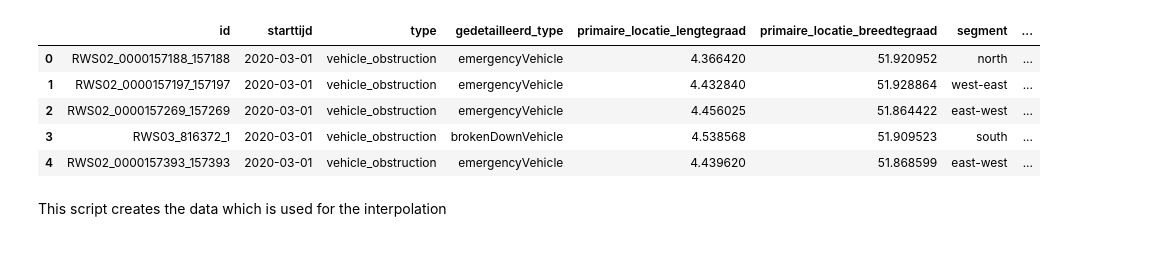
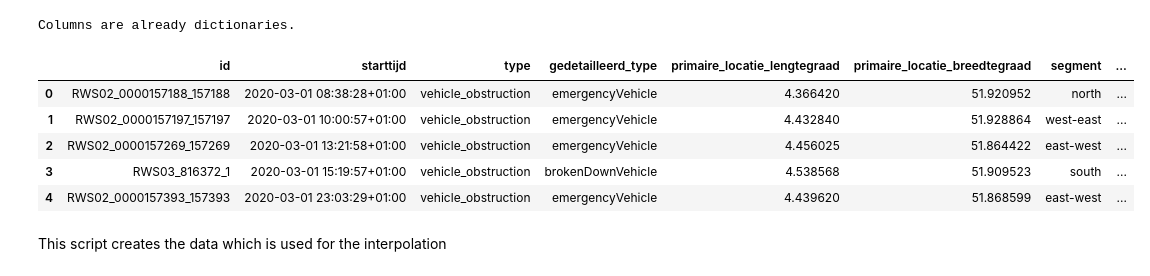
Before and after one commit to migueldlcc/DataScience, a Jupyter notebook: basFiles/createDataForInterpolation.ipynb, the cells around one changed output. Saved outputs shown, nothing was run; the diff lists cells and outputs as text; code cells hidden in the pictures.

```diff
--- a/basFiles/createDataForInterpolation.ipynb
+++ b/basFiles/createDataForInterpolation.ipynb
@@ -7,35 +7,39 @@ from sqlalchemy import create_engine
 # %%
 driver='postgresql'
 username='dab_ds23241a_223'
 dbname=username # it is the same as the username
 password='Bh6KFgcWazMMCPvZ'
 server='bronto.ewi.utwente.nl'
 port='5432'
 
 # Create an engine instance
 alchemy_engine = create_engine(f'{driver}://{username}:{password}@{server}:{port}/{dbname}')
 
 # Connect to PostgreSQL server
 db_connection = alchemy_engine.connect()
 
 # Read the data into a_df
 a_df = pd.read_sql(f"select * from \"project\".\"Incidents_With_Cameras\"", db_connection)
 
-# Convert the 'before' and 'after' columns from JSON strings back to dictionaries
-a_df['before'] = a_df['before'].apply(lambda x: json.loads(x) if pd.notnull(x) else {})
-a_df['after'] = a_df['after'].apply(lambda x: json.loads(x) if pd.notnull(x) else {})
-
+# Check if 'before' and 'after' columns are already dictionaries
+if a_df['before'].apply(type).eq(dict).all() and a_df['after'].apply(type).eq(dict).all():
+    print('Columns are already dictionaries.')
+else:
+    # Convert the 'before' and 'after' columns from JSON strings back to dictionaries if they are not already
+    a_df['before'] = a_df['before'].apply(lambda x: json.loads(x) if isinstance(x, str) else x)
+    a_df['after'] = a_df['after'].apply(lambda x: json.loads(x) if isinstance(x, str) else x)
 # Close the database connection
 db_connection.close()
 
 a_df.head()
 # %% [output]
+Columns are already dictionaries.
 |  | id | starttijd | type | gedetailleerd_type | primaire_locatie_lengtegraad | primaire_locatie_breedtegraad | segment | ... |
-| 0 | RWS02_0000157188_157188 | 2020-03-01 | vehicle_obstruction | emergencyVehicle | 4.366420 | 51.920952 | north | ... |
-| 1 | RWS02_0000157197_157197 | 2020-03-01 | vehicle_obstruction | emergencyVehicle | 4.432840 | 51.928864 | west-east | ... |
-| 2 | RWS02_0000157269_157269 | 2020-03-01 | vehicle_obstruction | emergencyVehicle | 4.456025 | 51.864422 | east-west | ... |
-| 3 | RWS03_816372_1 | 2020-03-01 | vehicle_obstruction | brokenDownVehicle | 4.538568 | 51.909523 | south | ... |
-| 4 | RWS02_0000157393_157393 | 2020-03-01 | vehicle_obstruction | emergencyVehicle | 4.439620 | 51.868599 | east-west | ... |
+| 0 | RWS02_0000157188_157188 | 2020-03-01 08:38:28+01:00 | vehicle_obstruction | emergencyVehicle | 4.366420 | 51.920952 | north | ... |
+| 1 | RWS02_0000157197_157197 | 2020-03-01 10:00:57+01:00 | vehicle_obstruction | emergencyVehicle | 4.432840 | 51.928864 | west-east | ... |
+| 2 | RWS02_0000157269_157269 | 2020-03-01 13:21:58+01:00 | vehicle_obstruction | emergencyVehicle | 4.456025 | 51.864422 | east-west | ... |
+| 3 | RWS03_816372_1 | 2020-03-01 15:19:57+01:00 | vehicle_obstruction | brokenDownVehicle | 4.538568 | 51.909523 | south | ... |
+| 4 | RWS02_0000157393_157393 | 2020-03-01 23:03:29+01:00 | vehicle_obstruction | emergencyVehicle | 4.439620 | 51.868599 | east-west | ... |
 # %% [markdown]
 This script creates the data which is used for the interpolation
 # %%
```
Also changed, not shown: parts of 1 cell of this notebook, 1 other file.
